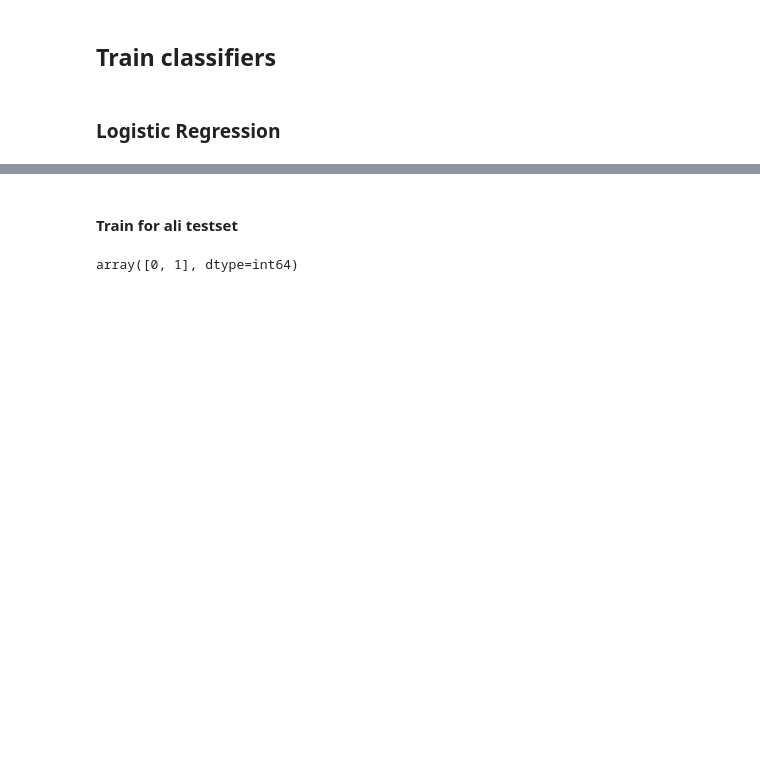
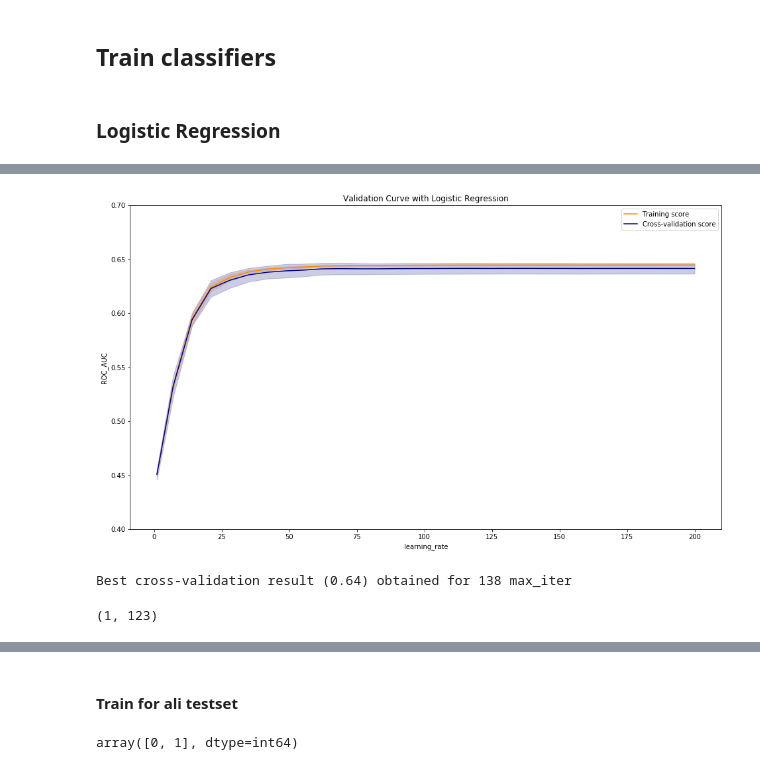
Before and after one commit to CaptainCandy/TMALL_Repurchase, a Jupyter notebook: script.ipynb, the cells around one changed output, grey strips where cells are left out. Saved outputs shown, nothing was run; the diff lists cells and outputs as text; code cells hidden in the pictures; blank space fills up the shorter version.

```diff
--- a/script.ipynb
+++ b/script.ipynb
@@ -138,0 +173,40 @@ The program took 2.7695624828338623 seconds.
+# %%
+# plotting
+train_scores_mean = np.mean(train_scores, axis=1)
+train_scores_std = np.std(train_scores, axis=1)
+test_scores_mean = np.mean(test_scores, axis=1)
+test_scores_std = np.std(test_scores, axis=1)
+
+plt.figure(figsize=(16, 9))
+plt.title("Validation Curve with Logistic Regression")
+plt.xlabel(r"learning_rate")
+plt.ylabel("ROC_AUC")
+plt.ylim(0.4, 0.7)
+
+plt.plot(max_iter_range, train_scores_mean, label="Training score",
+             color="darkorange")
+plt.plot(max_iter_range, test_scores_mean, label="Cross-validation score",
+             color="navy")
+plt.fill_between(max_iter_range,
+                 train_scores_mean - train_scores_std,
+                 train_scores_mean + train_scores_std,
+                 alpha=0.2,
+                 color="darkorange")
+plt.fill_between(max_iter_range,
+                 test_scores_mean - test_scores_std,
+                 test_scores_mean + test_scores_std,
+                 alpha=0.2,
+                 color="navy")
+plt.legend(loc="best")
+plt.show()
+
+i = np.argmax(test_scores_mean)
+print("Best cross-validation result ({0:.2f}) obtained for {1} max_iter".format(test_scores_mean[i],
+                                                                                 max_iter_range[i]))
+# %% [output]
+[figure, added]
+Best cross-validation result (0.64) obtained for 138 max_iter
+# %%
+lr.coef_.shape
+# %% [output]
+(1, 123)
```
Also changed, not shown: parts of 57 cells of this notebook, 10 other files.
